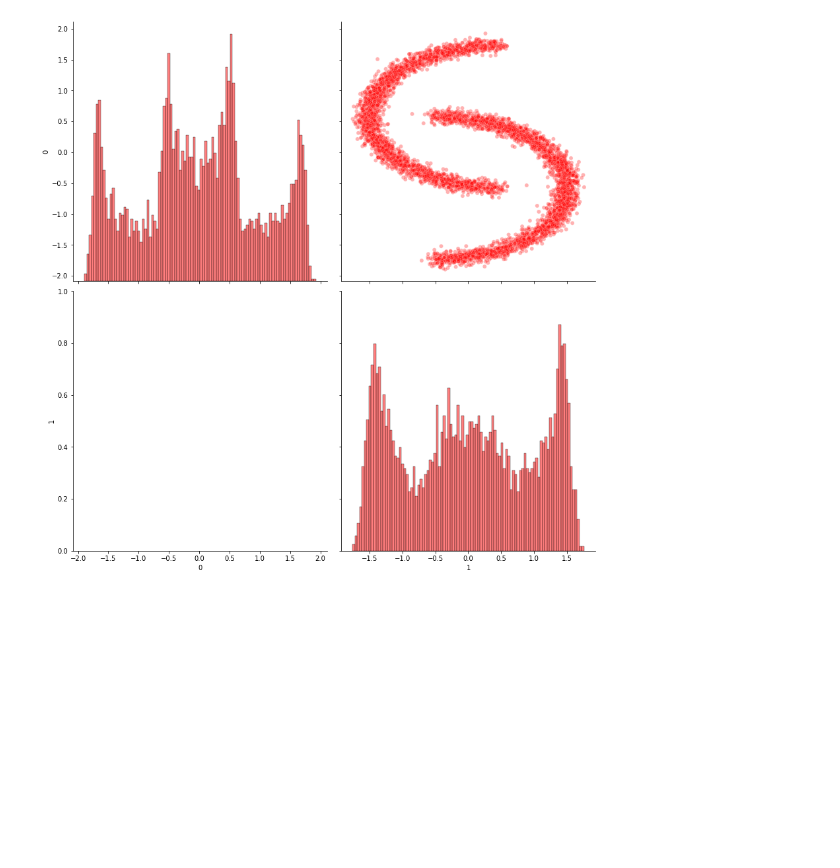
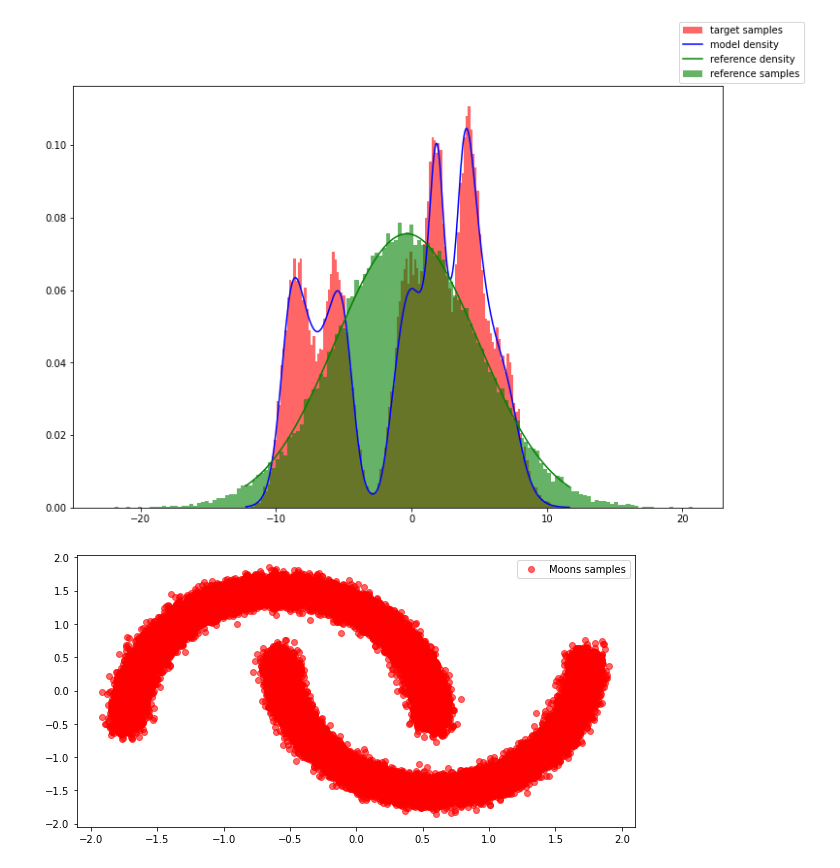
Before and after one commit to ElouanARGOUARCH/NeuralRatio, a Jupyter notebook: experiments/[DONE] NDRE & CNDRE.ipynb, the cells around one changed output. Drawn from its saved outputs; the diff is of its cells as text; code cells hidden in the pictures; blank space fills up the shorter version.

```diff
--- a/experiments/[DONE] NDRE & CNDRE.ipynb
+++ b/experiments/[DONE] NDRE & CNDRE.ipynb
@@ -26,10 +78,24 @@ ndre.model_visual()
+# %%
+###Visualize NDRE dimension 1###
+
+model_to_visualize = ndre
+with torch.no_grad():
+    tt = torch.linspace(torch.min(model_to_visualize.target_samples), torch.max(model_to_visualize.target_samples), 400).unsqueeze(-1)
+    fig = plt.figure(figsize=(12, 8))
+    plt.hist(model_to_visualize.target_samples.squeeze(-1).numpy(), density=True, bins=150, color=red_color, label='target samples',alpha=.6)
+    plt.plot(tt, torch.exp(model_to_visualize.log_density(tt)).numpy(), color=blue_color, label='model density')
+    plt.plot(tt, torch.exp(model_to_visualize.reference.log_prob(tt)).numpy(), color=green_color,label='reference density')
+    plt.hist(model_to_visualize.reference.sample([model_to_visualize.target_samples.shape[0]]).squeeze(-1).numpy(), density=True, bins=150, color=green_color,label='reference samples', alpha=.6)
+    fig.legend()
+# %% [output]
+[figure, added]
 # %%
 example =  "Moons"
-num_samples = 100000
-target =Target(example, num_samples)
+num_samples = 50000
+target =DensityEstimationTarget(example, num_samples)
 target.target_visual()
-p, target_log_density, target_samples = target.get_target()
+target_samples = target.get_samples()
 # %% [output]
-[figure, old version]
+[figure, new version]
 # %%
 epochs = 50
```
Also changed, not shown: parts of 13 cells of this notebook, 8 other files.
